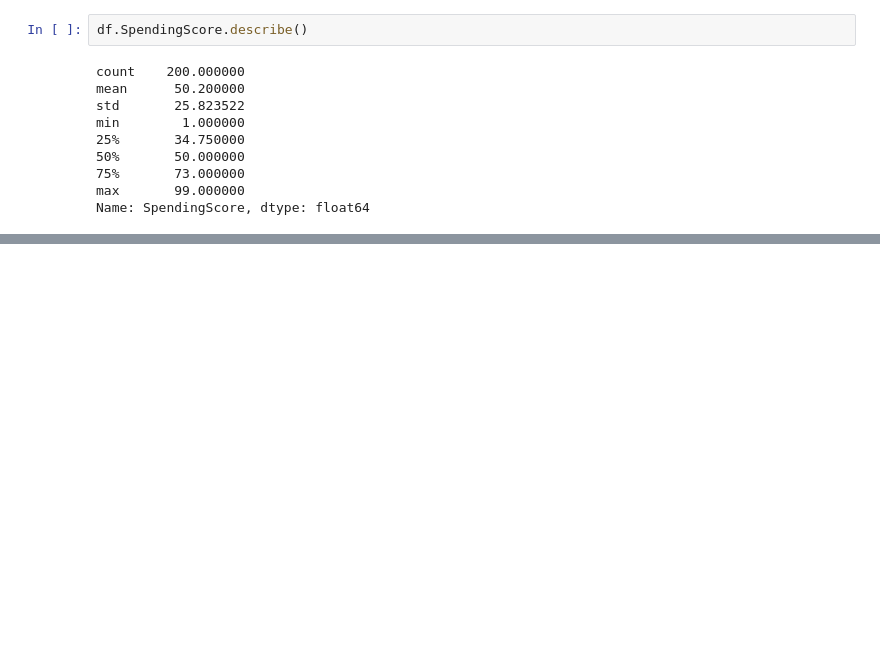
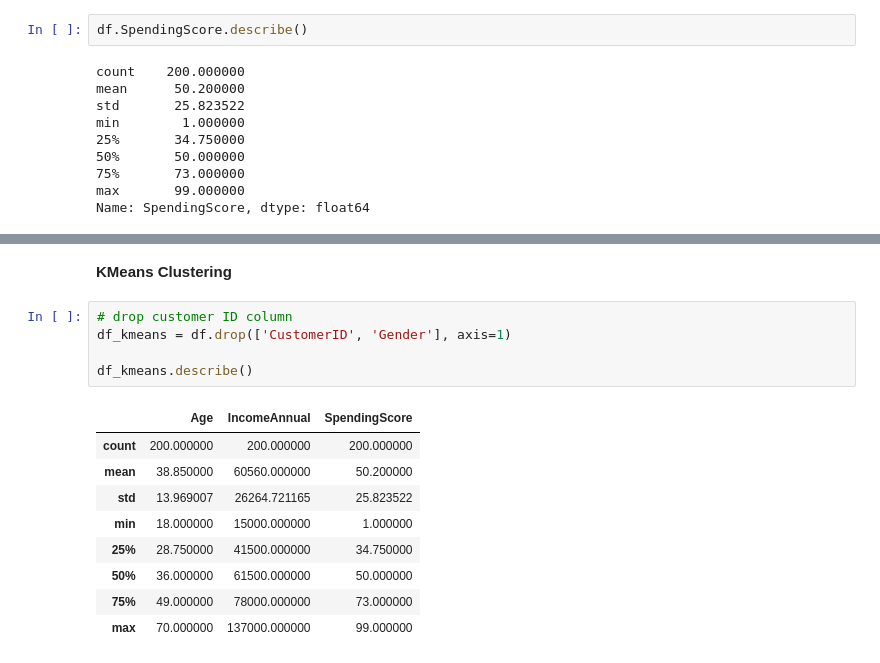
Before and after one commit to danPoku/01CustomerSegmentation, a Jupyter notebook: 01mallCustomers/mallCustomers.ipynb, the cells around one changed output, grey strips where cells are left out. Cells and saved outputs as stored; diff of their text form; blank space fills up the shorter version.

```diff
--- a/01mallCustomers/mallCustomers.ipynb
+++ b/01mallCustomers/mallCustomers.ipynb
@@ -159,0 +171,17 @@ Name: SpendingScore, dtype: float64
+# %% [markdown]
+**KMeans Clustering**
+# %%
+# drop customer ID column
+df_kmeans = df.drop(['CustomerID', 'Gender'], axis=1)
+
+df_kmeans.describe()
+# %% [output]
+|  | Age | IncomeAnnual | SpendingScore |
+| count | 200.000000 | 200.000000 | 200.000000 |
+| mean | 38.850000 | 60560.000000 | 50.200000 |
+| std | 13.969007 | 26264.721165 | 25.823522 |
+| min | 18.000000 | 15000.000000 | 1.000000 |
+| 25% | 28.750000 | 41500.000000 | 34.750000 |
+| 50% | 36.000000 | 61500.000000 | 50.000000 |
+| 75% | 49.000000 | 78000.000000 | 73.000000 |
+| max | 70.000000 | 137000.000000 | 99.000000 |
```
Also changed, not shown: parts of 10 cells of this notebook.
